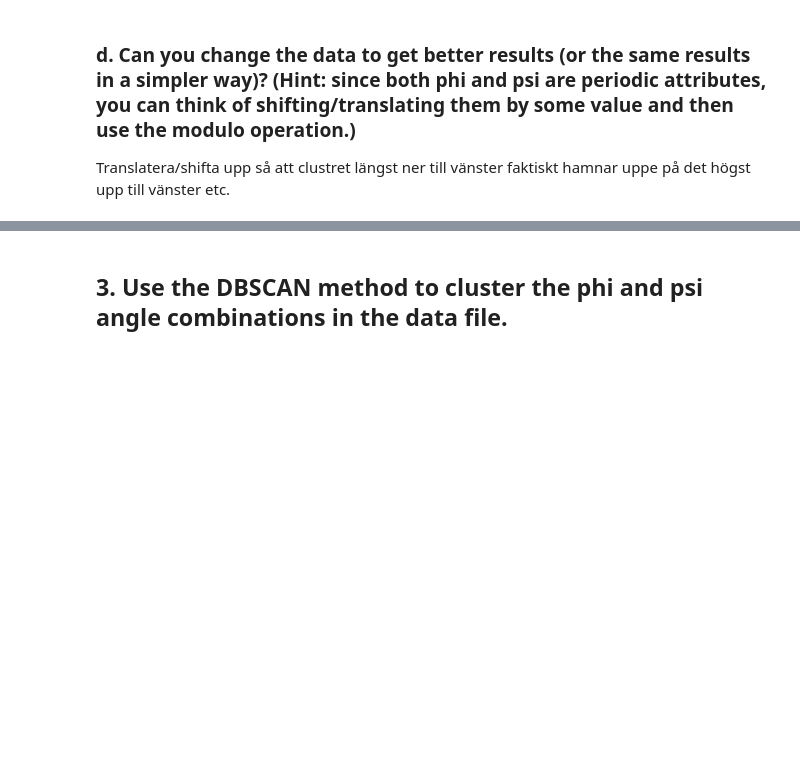
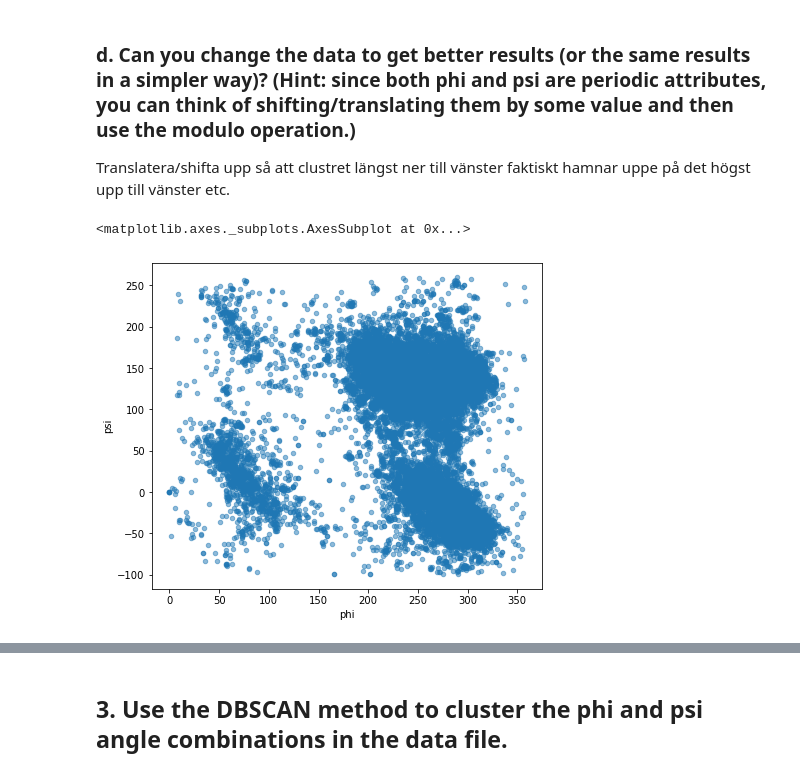
Before and after one commit to jerge/DAT405-DSC, a Jupyter notebook: Lab 3/Lab3.ipynb, the cells around one changed output, grey strips where cells are left out. Cells and saved outputs as stored; diff of their text form; code cells hidden in the pictures; blank space fills up the shorter version.

```diff
--- a/Lab 3/Lab3.ipynb
+++ b/Lab 3/Lab3.ipynb
@@ -49,12 +92,14 @@ for i,k in enumerate(ks):
 ### b.Validate the clusters that are found with the chosen value of K. Hint: See the slides for Lecture 6, Section Validating clustering.
 # %%
-ks = [8,8,8,8]
+k = 9
+iterations = 6
+
+plt.rcParams['figure.figsize'] = [2*7, int(iterations/2)*6]
+fig,axs = plt.subplots(int(iterations/2),2)
+axs = axs.flatten()
 
 
-plt.rcParams['figure.figsize'] = [len(ks)*7, 1*6]
-fig,axs = plt.subplots(1,len(ks))
-
-for i,k in enumerate(ks):
+for i in range(iterations):
   sample = data.sample(frac=1/4)
   sampleNumbers = sample[['phi','psi']].copy()
 
@@ -65,6 +110,7 @@ for i,k in enumerate(ks):
   sample.plot.scatter(x="phi", y="psi", alpha = 0.5, ax=axs[i], c=kmeans.labels_, cmap="Set1", marker='X')
   axs[i].scatter(x=clusters[:,0], y=clusters[:,1], c="Black")
 plt.show()
+
 '''
 ks = [7,7,7,7]
 
@@ -93,3 +139,26 @@ kinda? like 5% prob to get wrong clusters on K=8
 ### d. Can you change the data to get better results (or the same results in a simpler way)?  (Hint:  since  both  phi  and  psi  are  periodic  attributes,  you  can  think  of shifting/translating them by some value and then use the modulo operation.)
 
 Translatera/shifta upp så att clustret längst ner till vänster faktiskt hamnar uppe på det högst upp till vänster etc.
+# %%
+translated = dataNumbers.copy()
+
+plt.rcParams['figure.figsize'] = [1*7, 1*6]
+
+array = translated.psi.to_numpy()
+
+for i,x in enumerate(array):
+    if x < -100:
+        array[i] = x + 360
+translated['psi']= pd.Series(array)
+
+array = translated.phi.to_numpy()
+
+for i,x in enumerate(array):
+    if x < 0:
+        array[i] = x + 360
+
+translated['phi']= pd.Series(array)
+translated.plot.scatter(x="phi", y="psi", alpha = 0.5)
+# %% [output]
+<matplotlib.axes._subplots.AxesSubplot at 0x...>
+[figure, added]
```
Also changed, not shown: parts of 8 cells of this notebook.
